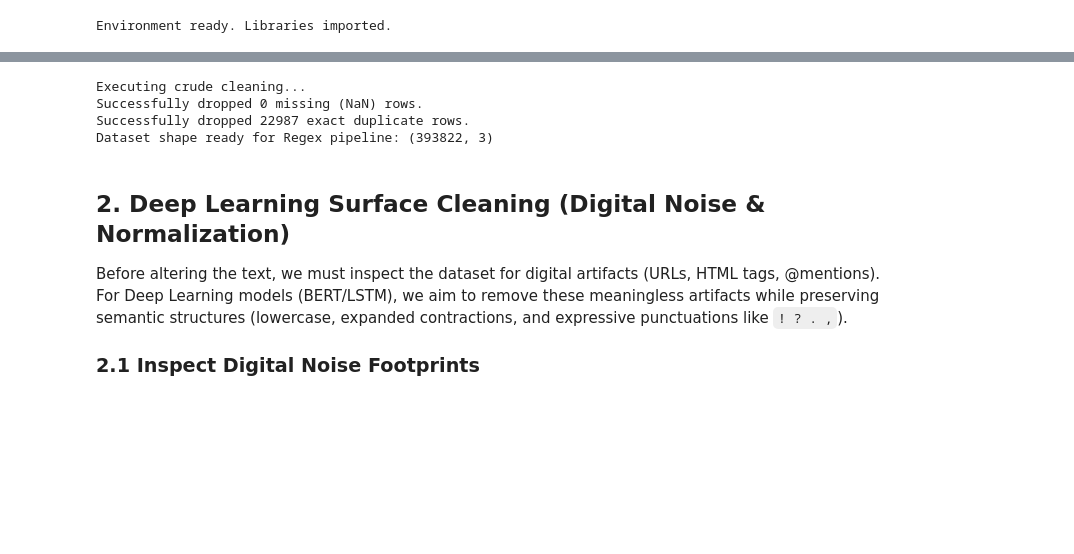
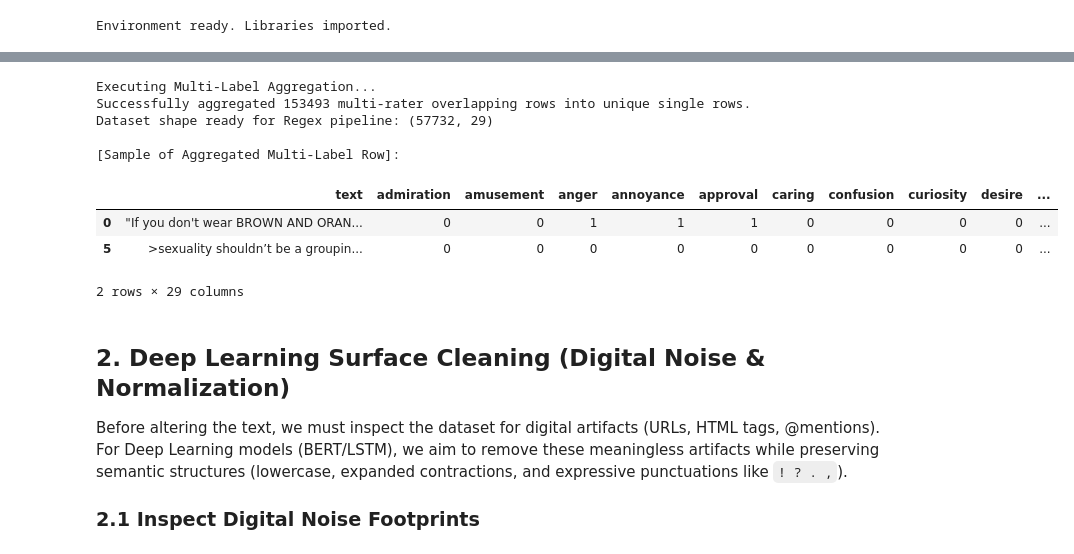
Before and after one commit to anhthi-1811/nlp-emotion-classification, a Jupyter notebook: src/02_Text_Preprocessing.ipynb, the cells around one changed output, grey strips where cells are left out. Cells and saved outputs as stored; diff of their text form; code cells hidden in the pictures; blank space fills up the shorter version.

```diff
--- a/src/02_Text_Preprocessing.ipynb
+++ b/src/02_Text_Preprocessing.ipynb
@@ -92,26 +99,35 @@ Detected 22987 duplicated records.
 # %%
-# ==========================================
-# 1.3 EXECUTE CRUDE CLEANING (DROP NANS & DUPLICATES)
-# ==========================================
-print("\nExecuting crude cleaning...")
+# 1.3 MULTI-LABEL AGGREGATION (MERGING OVERLAPS)
+print("\nExecuting Multi-Label Aggregation...")
 
-# 1. Drop complete NaNs to prevent regex errors later
-df_clean = df_raw.dropna(subset=['text', 'label']).copy()
-missing_dropped = df_raw.shape[0] - df_clean.shape[0]
+# 1. Drop complete NaNs in text just in case to prevent groupby errors
+df_clean = df_raw.dropna(subset=['text']).copy()
 
-# 2. Drop exact text duplicates to resolve conflicting labels
+# 2. THE MULTI-LABEL MAGIC: Group by 'text' and take the maximum value for each emotion
 temp_shape = df_clean.shape[0]
-df_clean = df_clean.drop_duplicates(subset=['text'], keep='first')
-duplicates_dropped = temp_shape - df_clean.shape[0]
 
-print(f"Successfully dropped {missing_dropped} missing (NaN) rows.")
-print(f"Successfully dropped {duplicates_dropped} exact duplicate rows.")
+# Group by text and take the max value (1) across the 28 emotion columns
+df_clean = df_clean.groupby('text')[EMOTION_COLUMNS].max().reset_index()
+
+rows_merged = temp_shape - df_clean.shape[0]
+
+print(f"Successfully aggregated {rows_merged} multi-rater overlapping rows into unique single rows.")
 print(f"Dataset shape ready for Regex pipeline: {df_clean.shape}")
+
+# Display a proof of aggregation (a sentence that now holds multiple labels)
+print("\n[Sample of Aggregated Multi-Label Row]:")
+sample_multi = df_clean[df_clean[EMOTION_COLUMNS].sum(axis=1) > 2].head(2)
+display(sample_multi)
 # %% [output]
-Executing crude cleaning...
-Successfully dropped 0 missing (NaN) rows.
-Successfully dropped 22987 exact duplicate rows.
-Dataset shape ready for Regex pipeline: (393822, 3)
+Executing Multi-Label Aggregation...
+Successfully aggregated 153493 multi-rater overlapping rows into unique single rows.
+Dataset shape ready for Regex pipeline: (57732, 29)
+
+[Sample of Aggregated Multi-Label Row]:
+|  | text | admiration | amusement | anger | annoyance | approval | caring | confusion | curiosity | desire | ... |
+| 0 | "If you don't wear BROWN AND ORAN... | 0 | 0 | 1 | 1 | 1 | 0 | 0 | 0 | 0 | ... |
+| 5 | >sexuality shouldn’t be a groupin... | 0 | 0 | 0 | 0 | 0 | 0 | 0 | 0 | 0 | ... |
+2 rows × 29 columns
 # %% [markdown]
 ## 2. Deep Learning Surface Cleaning (Digital Noise & Normalization)
 Before altering the text, we must inspect the dataset for digital artifacts (URLs, HTML tags, @mentions). For Deep Learning models (BERT/LSTM), we aim to remove these meaningless artifacts while preserving semantic structures (lowercase, expanded contractions, and expressive punctuations like `! ? . ,`).
```
Also changed, not shown: parts of 10 cells of this notebook, 7 other files.
